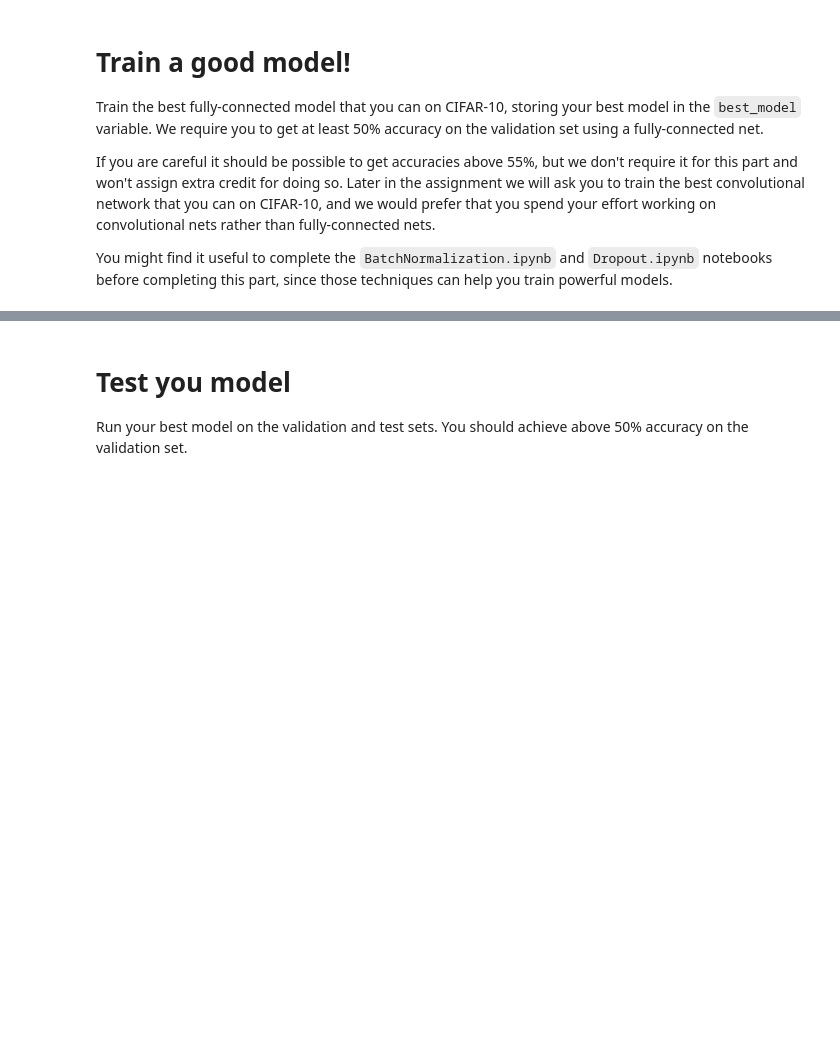
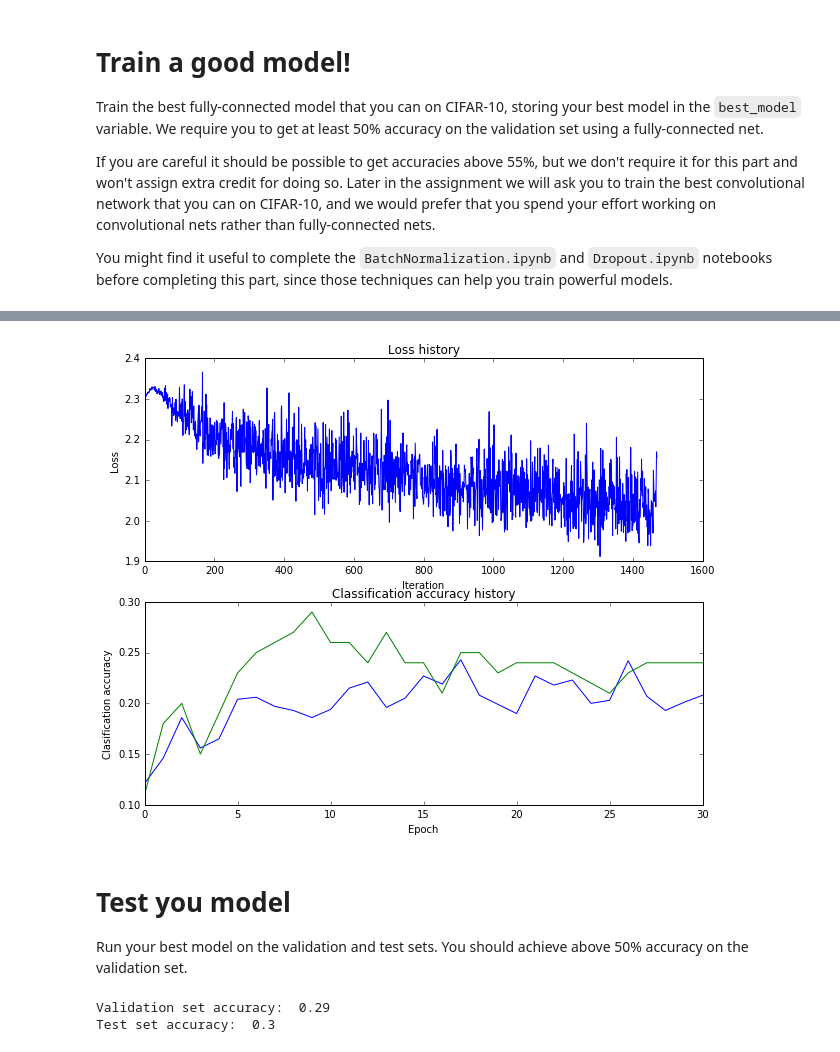
Before and after one commit to PunkZJF/CS231n-assignment, a Jupyter notebook: assignment2/FullyConnectedNets.ipynb, the cells around one changed output, grey strips where cells are left out. Drawn from its saved outputs; the diff is of its cells as text; code cells hidden in the pictures; blank space fills up the shorter version.

```diff
--- a/assignment2/FullyConnectedNets.ipynb
+++ b/assignment2/FullyConnectedNets.ipynb
@@ -623,7 +793,7 @@ X_test= data['X_test']
 y_test= data['y_test']
 
 learning_rate = 3.1e-4
-weight_scale = 2.5e-2 #1e-5
+weight_scale = 1e-5
 model = FullyConnectedNet([600, 500, 400, 300, 200, 100],
                 weight_scale=weight_scale, dtype=np.float64, dropout=0.25, use_batchnorm=True, reg=1e-2)
 solver = Solver(model, data,
@@ -658,3 +828,4 @@ plt.show()
 ################################################################################
 #                              END OF YOUR CODE                                #
 ################################################################################
+# %% [output]
@@ -661,3 +849,4 @@ plt.show()
+[figure, added]
 # %% [markdown]
 # Test you model
 Run your best model on the validation and test sets. You should achieve above 50% accuracy on the validation set.
@@ -666,3 +855,6 @@ y_test_pred = np.argmax(best_model.loss(X_test), axis=1)
 y_val_pred = np.argmax(best_model.loss(X_val), axis=1)
 print 'Validation set accuracy: ', (y_val_pred == y_val).mean()
 print 'Test set accuracy: ', (y_test_pred == y_test).mean()
+# %% [output]
+Validation set accuracy:  0.29
+Test set accuracy:  0.3
```
Also changed, not shown: parts of 20 cells of this notebook, 2 other files.
